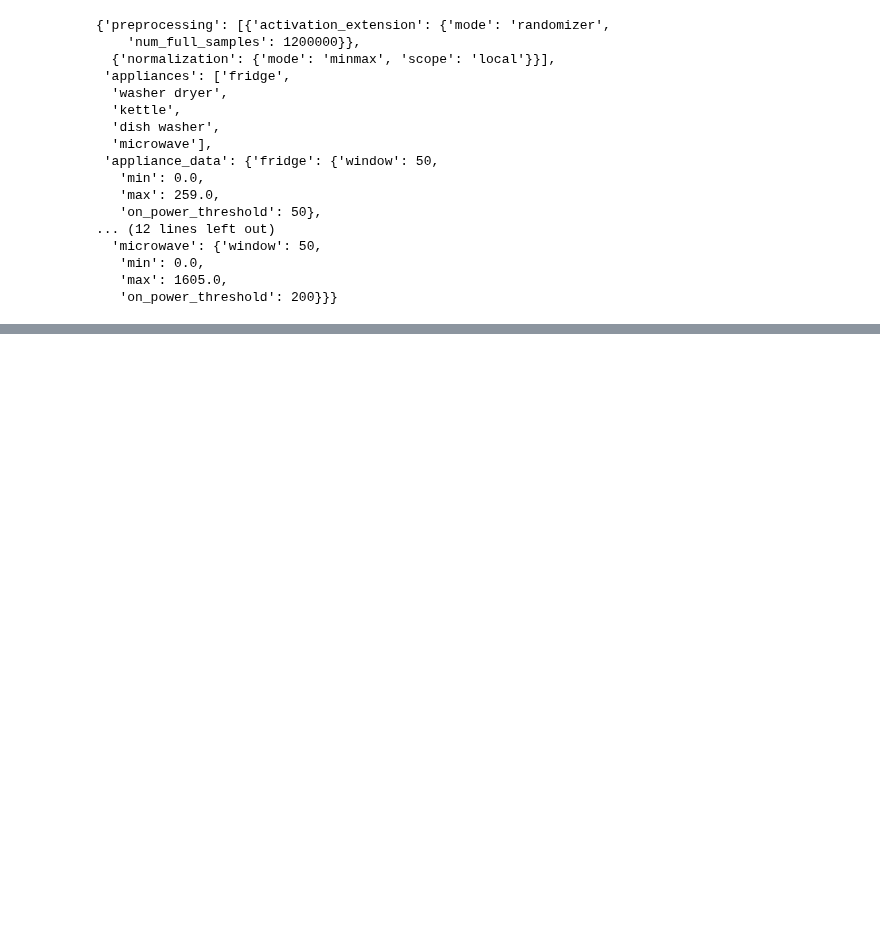
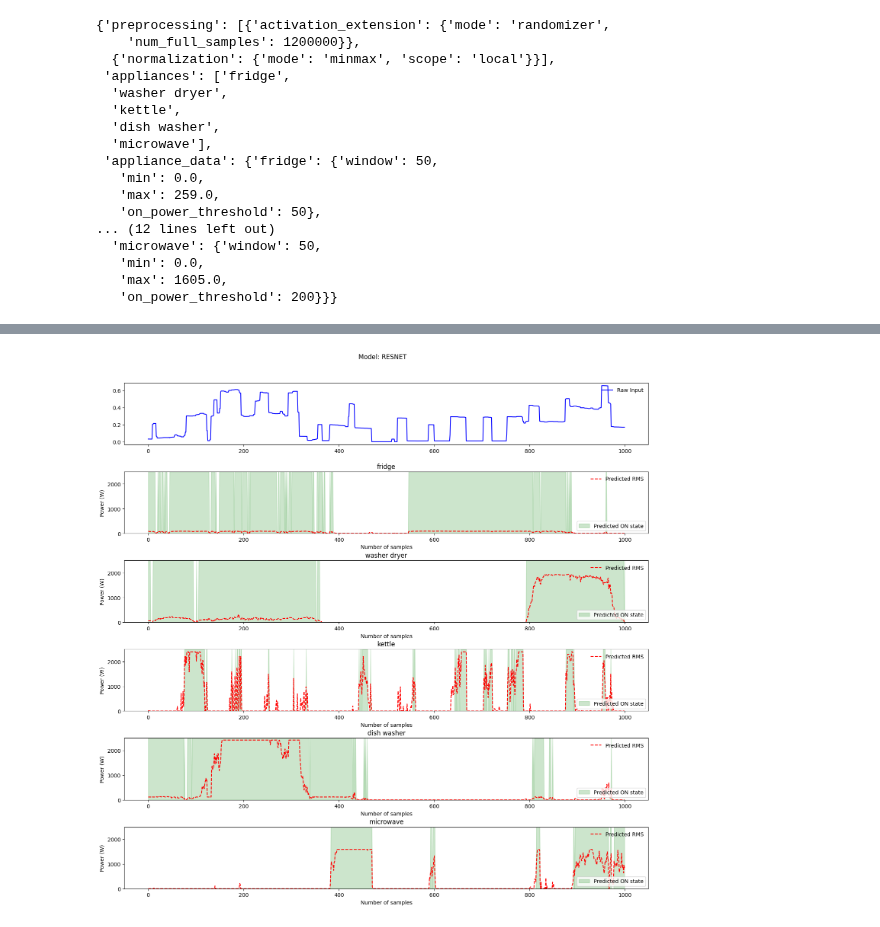
Before and after one commit to MarielTinaco/ai8x-training, a Jupyter notebook: notebooks/NILM_Evaluation.ipynb, the cells around one changed output, grey strips where cells are left out. Saved outputs shown, nothing was run; the diff lists cells and outputs as text; code cells hidden in the pictures; blank space fills up the shorter version.

```diff
--- a/notebooks/NILM_Evaluation.ipynb
+++ b/notebooks/NILM_Evaluation.ipynb
@@ -282,0 +321,35 @@ for i in range(5):
+# %%
+stacked_pred_rms_ = stacked_pred_rms[start:start+length,:]
+stacked_pred_states_ = stacked_pred_states[start:start+length,:]
+stacked_states_ = stacked_states[start:start+length,:]
+stacked_rms_ = stacked_rms[start:start+length,:]
+
+app_fig, app_axes = plt.subplots(6, figsize=(15, 15))
+app_fig.suptitle(f'Model: {MODEL.name}')
+
+app_fig.tight_layout(pad=3)
+
+blue_patch = mpatches.Patch(color='green', label='Predicted ON state', alpha=0.2)
+
+app_axes[0].plot(raw_input, 'b', label='Raw Input')
+app_axes[0].legend(loc='upper right', frameon=False)
+
+for i in range(5):
+    # pred_signal = denormalize(stacked_pred_states_[:,i]*stacked_pred_rms_[:,i],
+    #                           minimum=metadata["appliance_data"][classes[i]]['min'],
+    #                           maximum=metadata["appliance_data"][classes[i]]['max'])
+    pred_signal = denormalize(stacked_pred_rms_[:,i],
+                              minimum=metadata["appliance_data"][classes[i]]['min'],
+                              maximum=metadata["appliance_data"][classes[i]]['max'])
+    app_axes[i+1].fill_between(np.arange(0, length, 1), stacked_pred_states_[:,i]*y_max, color='green', alpha=0.2)
+    # app_axes[i+1].plot(stacked_pred_states_[:,i]*y_max)
+    app_axes[i+1].plot(pred_signal, '--r', label='Predicted RMS')
+    app_axes[i+1].set_ylim([-0.2, y_max])
+    first_leg = app_axes[i+1].legend(handles=[blue_patch], loc='lower right')
+    app_axes[i+1].add_artist(first_leg)
+    app_axes[i+1].legend(loc='upper right', frameon=False)
+    app_axes[i+1].set_title(classes[i])
+    app_axes[i+1].set_ylabel("Power (W)")
+    app_axes[i+1].set_xlabel("Number of samples")
+# %% [output]
+[figure, added]
```
Also changed, not shown: parts of 18 cells of this notebook.
